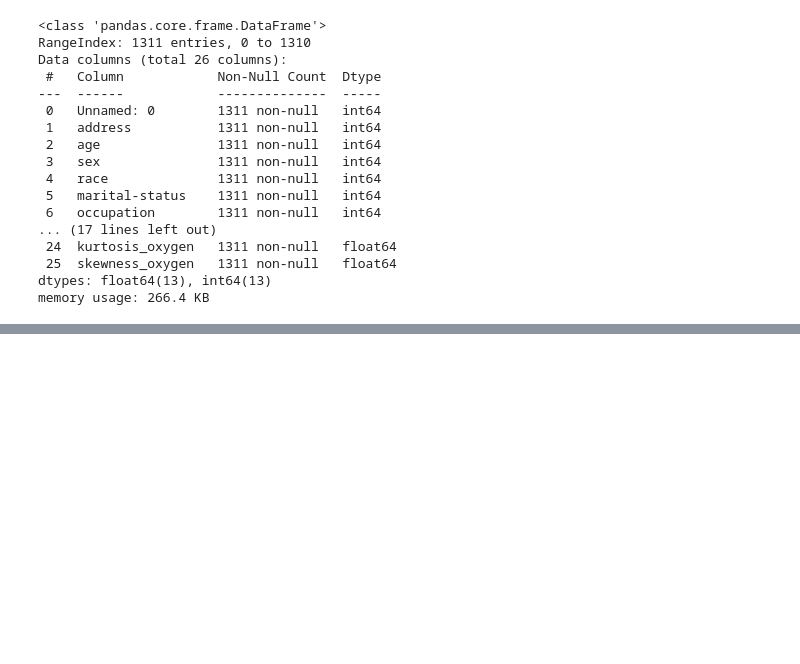
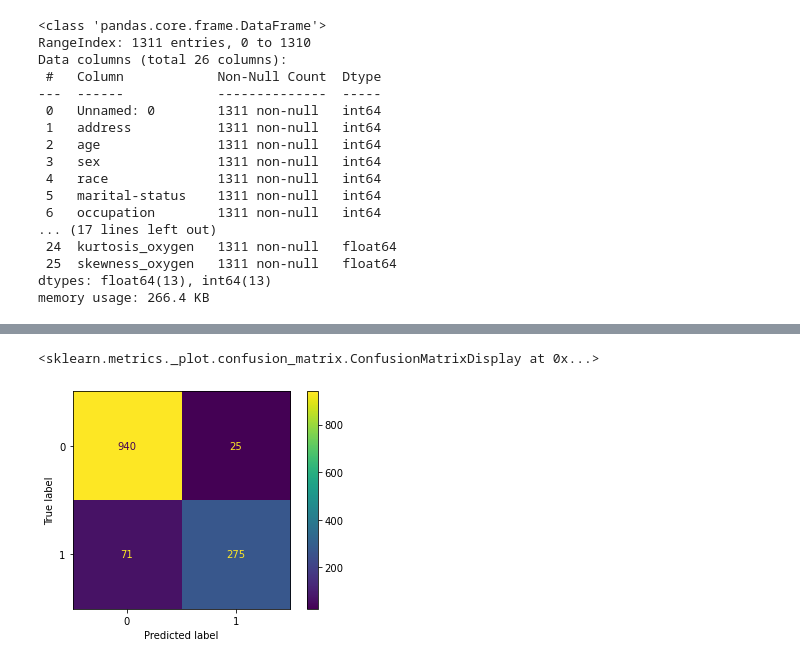
Before and after one commit to martinkukucka/IAU_Projekt, a Jupyter notebook: Projekt/projekt3.ipynb, the cells around one changed output, grey strips where cells are left out. Drawn from its saved outputs; the diff is of its cells as text; code cells hidden in the pictures; blank space fills up the shorter version.

```diff
--- a/Projekt/projekt3.ipynb
+++ b/Projekt/projekt3.ipynb
@@ -491,3 +565,8 @@ Data columns (total 26 columns):
  25  skewness_oxygen   1311 non-null   float64
 dtypes: float64(13), int64(13)
 memory usage: 266.4 KB
+# %%
+def split_df(data_frame, column):
+    X = data_frame.drop(columns=[column])
+    y = data_frame[column]
+    return X,y
@@ -493,0 +575,2 @@ memory usage: 266.4 KB
+# %%
+X_test,y_test = split_df(df_valid, "class")
@@ -493,0 +608,10 @@ memory usage: 266.4 KB
+# %%
+predictions = []
+
+for index,row in X_test.iterrows():
+    if row.mean_glucose < -0.77:
+        predictions.append(1)
+    else:
+        predictions.append(0)
+
+print(classification_report(y_test, predictions, digits = 3, target_names=target_names))
@@ -493,0 +627,5 @@ memory usage: 266.4 KB
+# %%
+ConfusionMatrixDisplay(confusion_matrix(y_test, predictions)).plot()
+# %% [output]
+<sklearn.metrics._plot.confusion_matrix.ConfusionMatrixDisplay at 0x...>
+[figure, added]
```
Also changed, not shown: parts of 53 cells of this notebook.
